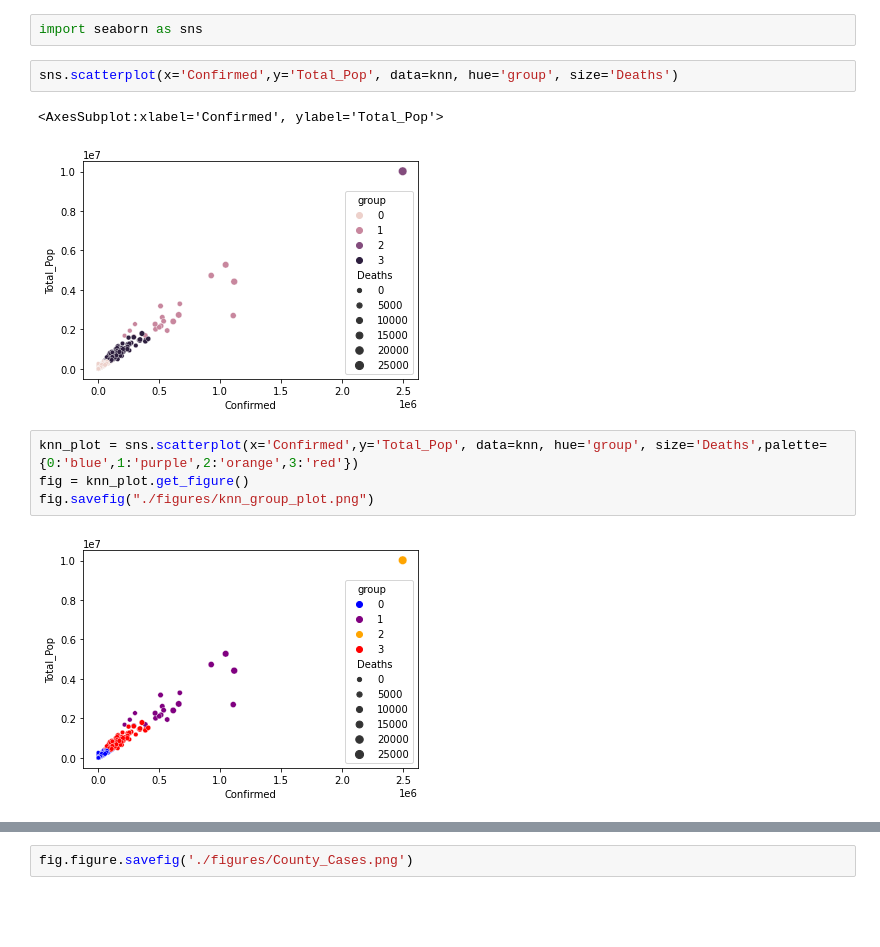
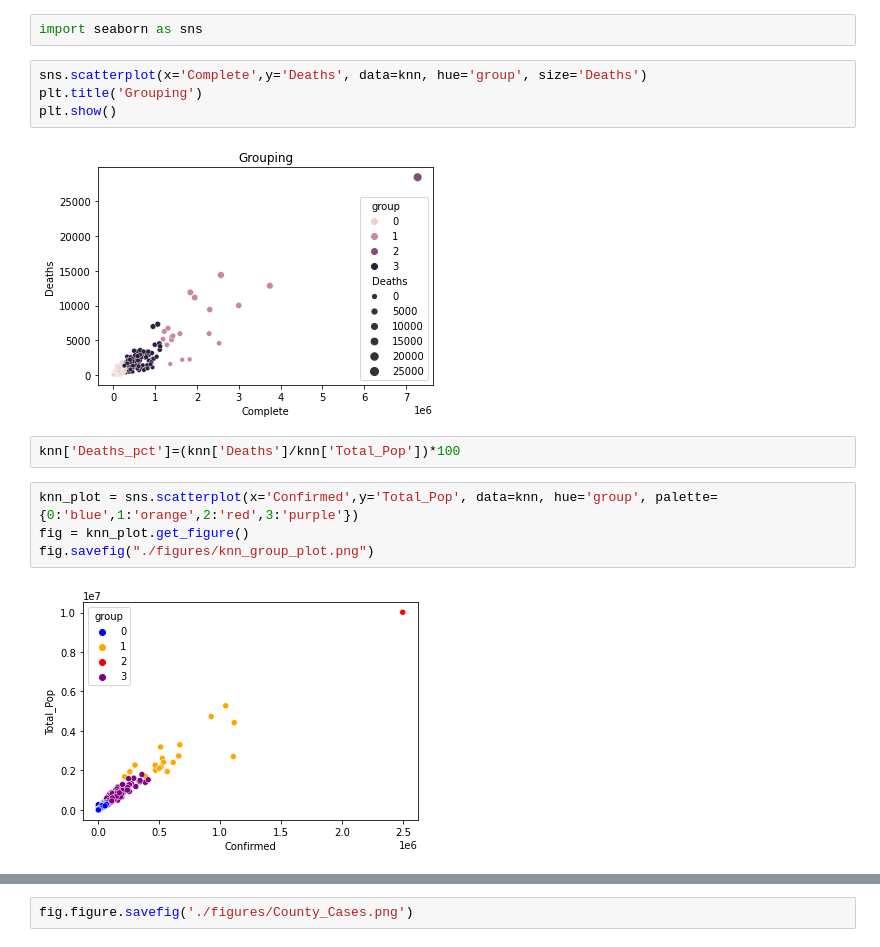
Before and after one commit to asullivan42/COVID_Bubble_Estimator, a Jupyter notebook: Regression_Analysis.ipynb, the cells around one changed output, grey strips where cells are left out. Saved outputs shown, nothing was run; the diff lists cells and outputs as text; blank space fills up the shorter version.

Commit message:
Figure update
Updated some figures for the final report

```diff
--- a/Regression_Analysis.ipynb
+++ b/Regression_Analysis.ipynb
@@ -2405,16 +2405,19 @@ knn
 # %%
 import seaborn as sns
 # %%
-sns.scatterplot(x='Confirmed',y='Total_Pop', data=knn, hue='group', size='Deaths')
+sns.scatterplot(x='Complete',y='Deaths', data=knn, hue='group', size='Deaths')
+plt.title('Grouping')
+plt.show()
 # %% [output]
-<AxesSubplot:xlabel='Confirmed', ylabel='Total_Pop'>
-[figure, old version]
+[figure, new version]
+# %%
+knn['Deaths_pct']=(knn['Deaths']/knn['Total_Pop'])*100
 # %%
-knn_plot = sns.scatterplot(x='Confirmed',y='Total_Pop', data=knn, hue='group', size='Deaths',palette={0:'blue',1:'purple',2:'orange',3:'red'})
+knn_plot = sns.scatterplot(x='Confirmed',y='Total_Pop', data=knn, hue='group', palette={0:'blue',1:'orange',2:'red',3:'purple'})
 fig = knn_plot.get_figure()
 fig.savefig("./figures/knn_group_plot.png")
 # %% [output]
-[figure, old version]
+[figure, new version]
 # %%
 fig=plt.figure(figsize=(20,15))
 fig=plt.title('US Deaths due to COVID-19')
```
Also changed, not shown: parts of 21 cells of this notebook, 7 other files.
